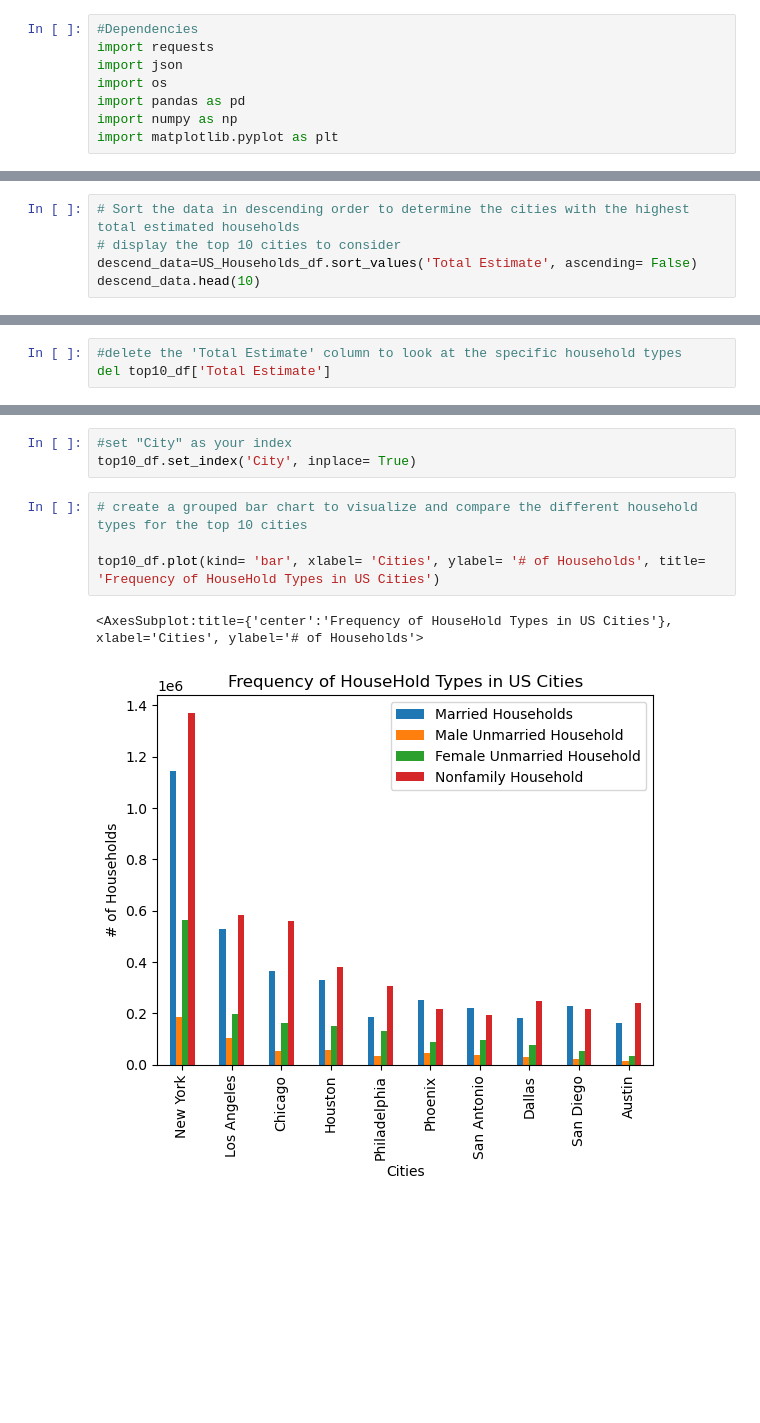
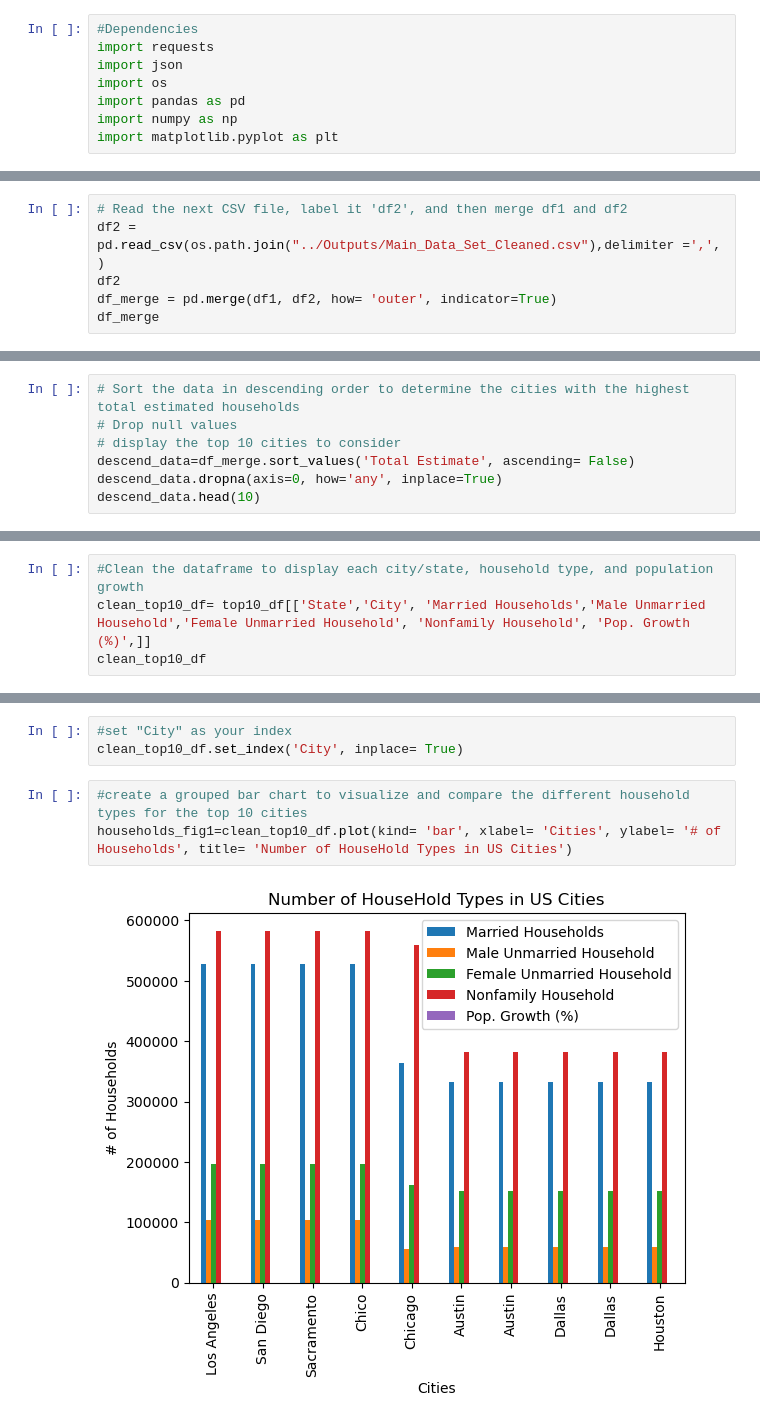
Before and after one commit to nburwick/project-1, a Jupyter notebook: Jupyter Notebooks/Question 2- US Household- Kellys Version.ipynb, the cells around one changed output, grey strips where cells are left out. Cells and saved outputs as stored; diff of their text form; blank space fills up the shorter version.

```diff
--- a/Jupyter Notebooks/Question 2- US Household- Kellys Version.ipynb
+++ b/Jupyter Notebooks/Question 2- US Household- Kellys Version.ipynb
@@ -30,0 +31,6 @@ US_Households_df
+# %%
+# Read the next CSV file, label it 'df2', and then merge df1 and df2
+df2 =  pd.read_csv(os.path.join("../Outputs/Main_Data_Set_Cleaned.csv"),delimiter =',', )
+df2
+df_merge = pd.merge(df1, df2, how= 'outer', indicator=True)
+df_merge
@@ -31,6 +51,8 @@ US_Households_df
 # %%
 # Sort the data in descending order to determine the cities with the highest total estimated households
+# Drop null values
 # display the top 10 cities to consider
-descend_data=US_Households_df.sort_values('Total Estimate', ascending= False)
+descend_data=df_merge.sort_values('Total Estimate', ascending= False)
+descend_data.dropna(axis=0, how='any', inplace=True)
 descend_data.head(10)
 # %% [output]
@@ -86,3 +88,4 @@ max_household_df
 # %%
-#delete the 'Total Estimate' column to look at the specific household types
-del top10_df['Total Estimate']
+#Clean the dataframe to display each city/state, household type, and population growth
+clean_top10_df= top10_df[['State','City', 'Married Households','Male Unmarried Household','Female Unmarried Household', 'Nonfamily Household', 'Pop. Growth (%)',]]
+clean_top10_df
@@ -89,10 +104,8 @@ del top10_df['Total Estimate']
 # %%
 #set "City" as your index
-top10_df.set_index('City', inplace= True)
+clean_top10_df.set_index('City', inplace= True)
 # %%
-# create a grouped bar chart to visualize and compare the different household types for the top 10 cities
-
-top10_df.plot(kind= 'bar', xlabel= 'Cities', ylabel= '# of Households', title= 'Frequency of HouseHold Types in US Cities')
+#create a grouped bar chart to visualize and compare the different household types for the top 10 cities
+households_fig1=clean_top10_df.plot(kind= 'bar', xlabel= 'Cities', ylabel= '# of Households', title= 'Number of HouseHold Types in US Cities')
 # %% [output]
-<AxesSubplot:title={'center':'Frequency of HouseHold Types in US Cities'}, xlabel='Cities', ylabel='# of Households'>
-[figure, old version]
+[figure, new version]
```
Also changed, not shown: parts of 12 cells of this notebook.
